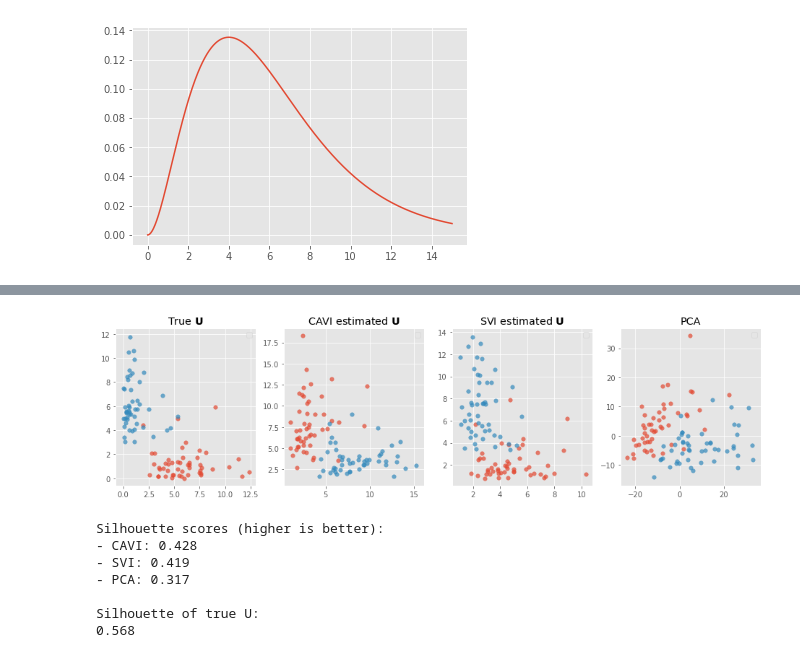
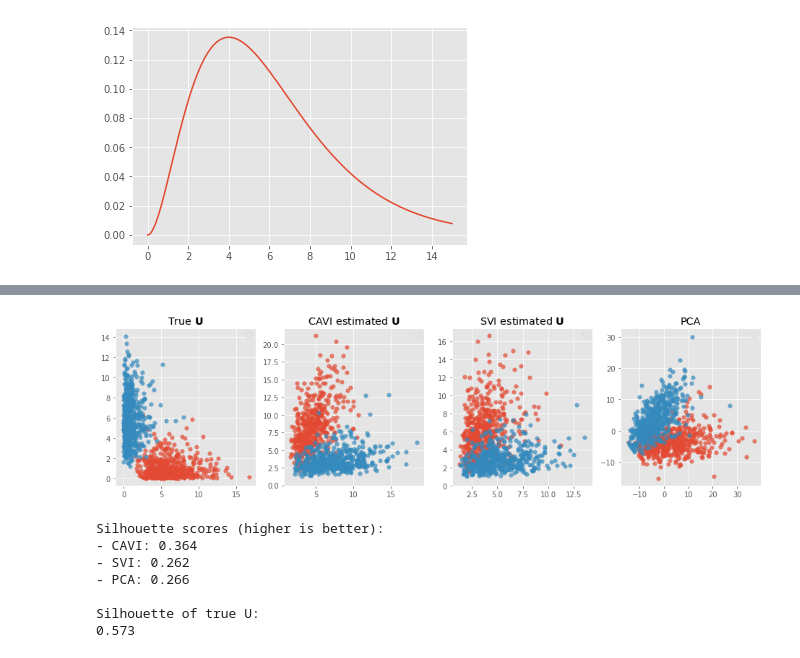
Before and after one commit to pedrofale/mpCMF, a Jupyter notebook: notebooks/pCMF with SVI.ipynb, the cells around one changed output, grey strips where cells are left out. Drawn from its saved outputs; the diff is of its cells as text; code cells hidden in the pictures.

```diff
--- a/notebooks/pCMF with SVI.ipynb
+++ b/notebooks/pCMF with SVI.ipynb
@@ -35,8 +35,8 @@ plt.show()
 [figure]
 # %%
 # Experiment parameters
-N = 100 # number of observations
-P = 20 # observation space dimensionality
+N = 1000 # number of observations
+P = 10 # observation space dimensionality
 K = 2 # latent space dimensionality
 C = 2 # number of clusters
 
@@ -49,16 +49,30 @@ Y, D, X, R, V, U, clusters = utils.generate_data(N, P, K, C=C, zero_prob=z_p,
 # Run PCA
 pca = PCA(n_components=2).fit_transform(Y)
 
-# Run SVI and get est, imates (pCMF)
+# Run SVI and get estimates (pCMF)
 alpha = np.ones((2, K))
 alpha[0, :] = 3.
 alpha[1, :] = 0.5
 beta = np.ones((2, P, K))
 pi = np.ones((P,)) * 0.5
-print('SVI:')
+print('SVI w/ minibatch size = 100:')
 inf = svi.StochasticVI(Y, alpha, beta, pi)
-inf.run_svi(n_iterations=400, minibatch_size=10, return_elbo=False)
-svi_U = inf.a[0] / inf.a[1] # VI estimate is the mean of the variational approximation
+svi_100_ll = inf.run_svi(n_iterations=4000, minibatch_size=100, return_ll=True, sampling_rate=1., max_time=60.)
+svi_100_U = inf.a[0] / inf.a[1] # VI estimate is the mean of the variational approximation
+
+print('\n')
+
+print('SVI w/ minibatch size = 50:')
+inf = svi.StochasticVI(Y, alpha, beta, pi)
+svi_50_ll = inf.run_svi(n_iterations=4000, minibatch_size=50, return_ll=True, sampling_rate=1., max_time=60.)
+svi_50_U = inf.a[0] / inf.a[1] # VI estimate is the mean of the variational approximation
+
+print('\n')
+
+print('SVI w/ minibatch size = 1:')
+inf = svi.StochasticVI(Y, alpha, beta, pi)
+svi_1_ll = inf.run_svi(n_iterations=4000, minibatch_size=1, return_ll=True, sampling_rate=1., max_time=60.)
+svi_1_U = inf.a[0] / inf.a[1] # VI estimate is the mean of the variational approximation
 
 print('\n')
 
@@ -70,6 +84,6 @@ beta = np.ones((2, P, K))
 pi = np.ones((P,)) * 0.5
 print('CAVI:')
 inf = cavi.CoordinateAscentVI(Y, alpha, beta, pi)
-inf.run_cavi(n_iterations=200, return_elbo=False)
+cavi_ll = inf.run_cavi(n_iterations=4000, return_ll=True, sampling_rate=1., max_time=60.)
 cavi_U = inf.a[0] / inf.a[1] # VI estimate is the mean of the variational approximation
 # %% [output]
@@ -95,4 +123,6 @@ Iteration 2000/2000
 # %%
+svi_U = svi_50_U
+
 # Plot lower-dimensional embeddings
 s = 30
 alpha = 0.7
@@ -105,34 +135,34 @@ for c in range(C):
     handlers.append(h)
 ax1.legend(handlers, labels, scatterpoints=1)
 plt.title('True $\mathbf{U}$')
 
 ax2 = plt.subplot(1, 4, 2)
 handlers = []
 for c in range(C):
     h = ax2.scatter(cavi_U[int(c*N/C):int((c+1)*N/C), 0], cavi_U[int(c*N/C):int((c+1)*N/C), 1], s=s, alpha=alpha)
     handlers.append(h)
 ax2.legend(handlers, labels, scatterpoints=1)
 plt.title('CAVI estimated $\mathbf{U}$')
 
 ax3 = plt.subplot(1, 4, 3)
 handlers = []
 for c in range(C):
     h = ax3.scatter(svi_U[int(c*N/C):int((c+1)*N/C), 0], svi_U[int(c*N/C):int((c+1)*N/C), 1], s=s, alpha=alpha)
     handlers.append(h)
 ax3.legend(handlers, labels, scatterpoints=1)
 plt.title('SVI estimated $\mathbf{U}$')
 
 ax4 = plt.subplot(1, 4, 4)
 handlers = []
 for c in range(C):
     h = ax4.scatter(pca[int(c*N/C):int((c+1)*N/C), 0], pca[int(c*N/C):int((c+1)*N/C), 1], s=s, alpha=alpha)
     handlers.append(h)
 ax4.legend(handlers, labels, scatterpoints=1)
 plt.title('PCA')
 
 plt.show()
 # %% [output]
-[figure, old version]
+[figure, new version]
 # %%
 true_silh = silhouette_score(U.T, clusters)
 cavi_silh = silhouette_score(cavi_U, clusters)
@@ -151,9 +181,9 @@ print('\nSilhouette of true U:')
 print('%0.3f' % true_silh)
 # %% [output]
 Silhouette scores (higher is better):
-- CAVI: 0.428
-- SVI: 0.419
-- PCA: 0.317
+- CAVI: 0.364
+- SVI: 0.262
+- PCA: 0.266
 
 Silhouette of true U:
-0.568
+0.573
```
Also changed, not shown: parts of 3 cells of this notebook.
